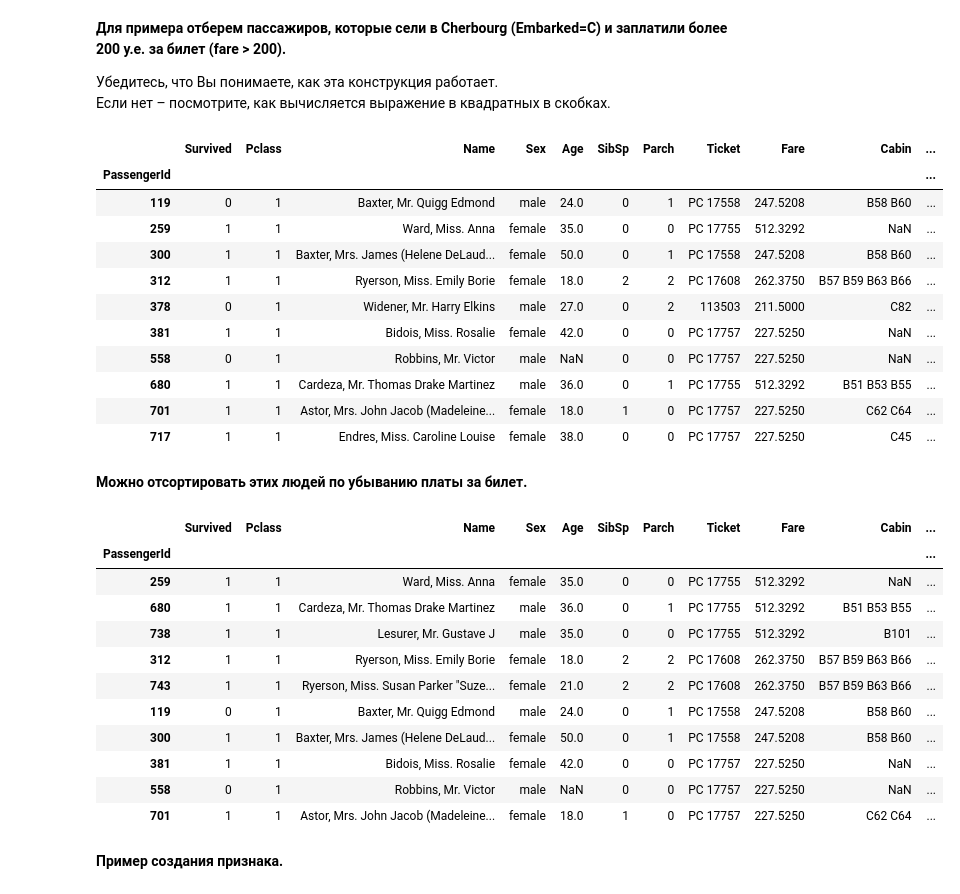
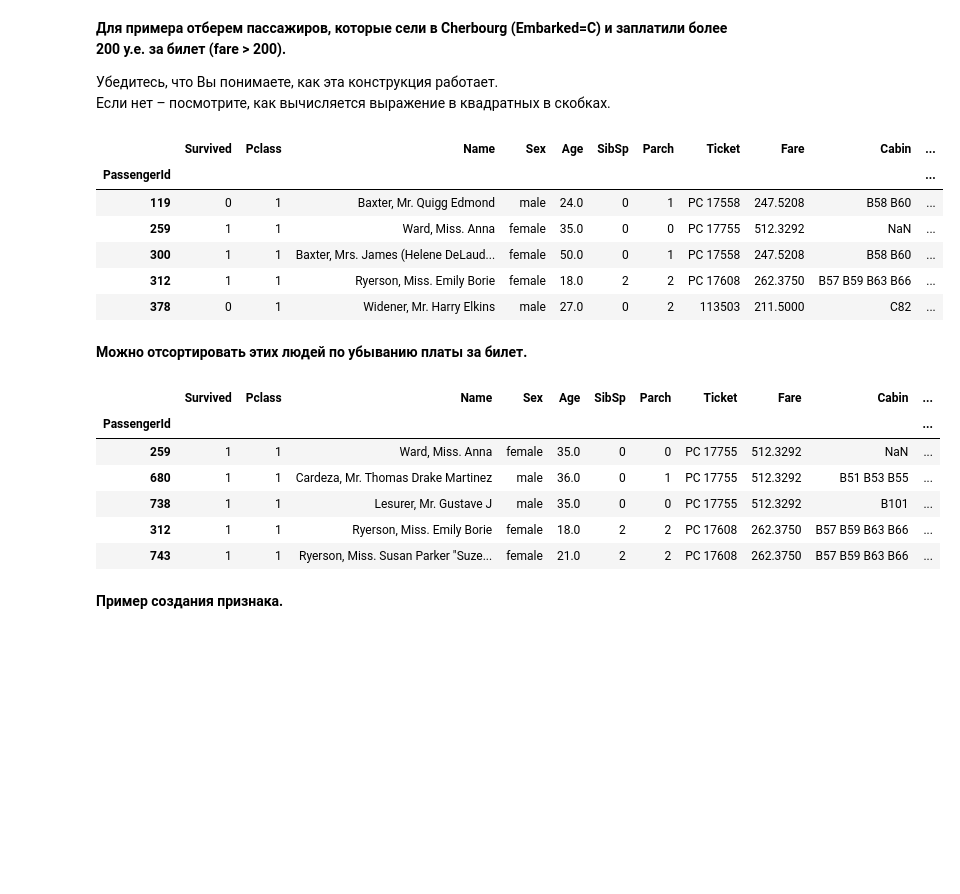
Before and after one commit to IlyaChr/ods2018, a Jupyter notebook: 01/lesson1_practice_pandas_titanic_ready.ipynb, the cells around one changed output. Cells and saved outputs as stored; diff of their text form; code cells hidden in the pictures; blank space fills up the shorter version.

```diff
--- a/01/lesson1_practice_pandas_titanic_ready.ipynb
+++ b/01/lesson1_practice_pandas_titanic_ready.ipynb
@@ -61,26 +49,21 @@ data.describe()
 Убедитесь, что Вы понимаете, как эта конструкция работает. <br>
 Если нет – посмотрите, как вычисляется выражение в квадратных в скобках.
 # %%
-data[(data['Embarked'] == 'C') & (data.Fare > 200)].head(10)
+data[(data['Embarked'] == 'C') & (data.Fare > 200)].head()
 # %% [output]
 |  | Survived | Pclass | Name | Sex | Age | SibSp | Parch | Ticket | Fare | Cabin | ... |
 | PassengerId |  |  |  |  |  |  |  |  |  |  | ... |
 | 119 | 0 | 1 | Baxter, Mr. Quigg Edmond | male | 24.0 | 0 | 1 | PC 17558 | 247.5208 | B58 B60 | ... |
 | 259 | 1 | 1 | Ward, Miss. Anna | female | 35.0 | 0 | 0 | PC 17755 | 512.3292 | NaN | ... |
 | 300 | 1 | 1 | Baxter, Mrs. James (Helene DeLaud... | female | 50.0 | 0 | 1 | PC 17558 | 247.5208 | B58 B60 | ... |
 | 312 | 1 | 1 | Ryerson, Miss. Emily Borie | female | 18.0 | 2 | 2 | PC 17608 | 262.3750 | B57 B59 B63 B66 | ... |
 | 378 | 0 | 1 | Widener, Mr. Harry Elkins | male | 27.0 | 0 | 2 | 113503 | 211.5000 | C82 | ... |
-| 381 | 1 | 1 | Bidois, Miss. Rosalie | female | 42.0 | 0 | 0 | PC 17757 | 227.5250 | NaN | ... |
-| 558 | 0 | 1 | Robbins, Mr. Victor | male | NaN | 0 | 0 | PC 17757 | 227.5250 | NaN | ... |
-| 680 | 1 | 1 | Cardeza, Mr. Thomas Drake Martinez | male | 36.0 | 0 | 1 | PC 17755 | 512.3292 | B51 B53 B55 | ... |
-| 701 | 1 | 1 | Astor, Mrs. John Jacob (Madeleine... | female | 18.0 | 1 | 0 | PC 17757 | 227.5250 | C62 C64 | ... |
-| 717 | 1 | 1 | Endres, Miss. Caroline Louise | female | 38.0 | 0 | 0 | PC 17757 | 227.5250 | C45 | ... |
 # %% [markdown]
 **Можно отсортировать этих людей по убыванию платы за билет.**
 # %%
 data[(data['Embarked'] == 'C') &
      (data['Fare'] > 200)].sort_values(by='Fare',
-                               ascending=False).head(10)
+                               ascending=False).head()
 # %% [output]
 |  | Survived | Pclass | Name | Sex | Age | SibSp | Parch | Ticket | Fare | Cabin | ... |
 | PassengerId |  |  |  |  |  |  |  |  |  |  | ... |
@@ -89,11 +72,6 @@ data[(data['Embarked'] == 'C') &
 | 738 | 1 | 1 | Lesurer, Mr. Gustave J | male | 35.0 | 0 | 0 | PC 17755 | 512.3292 | B101 | ... |
 | 312 | 1 | 1 | Ryerson, Miss. Emily Borie | female | 18.0 | 2 | 2 | PC 17608 | 262.3750 | B57 B59 B63 B66 | ... |
 | 743 | 1 | 1 | Ryerson, Miss. Susan Parker "Suze... | female | 21.0 | 2 | 2 | PC 17608 | 262.3750 | B57 B59 B63 B66 | ... |
-| 119 | 0 | 1 | Baxter, Mr. Quigg Edmond | male | 24.0 | 0 | 1 | PC 17558 | 247.5208 | B58 B60 | ... |
-| 300 | 1 | 1 | Baxter, Mrs. James (Helene DeLaud... | female | 50.0 | 0 | 1 | PC 17558 | 247.5208 | B58 B60 | ... |
-| 381 | 1 | 1 | Bidois, Miss. Rosalie | female | 42.0 | 0 | 0 | PC 17757 | 227.5250 | NaN | ... |
-| 558 | 0 | 1 | Robbins, Mr. Victor | male | NaN | 0 | 0 | PC 17757 | 227.5250 | NaN | ... |
-| 701 | 1 | 1 | Astor, Mrs. John Jacob (Madeleine... | female | 18.0 | 1 | 0 | PC 17757 | 227.5250 | C62 C64 | ... |
 # %% [markdown]
 **Пример создания признака.**
 # %%
```
Also changed, not shown: parts of 5 cells of this notebook, 4 other files.
